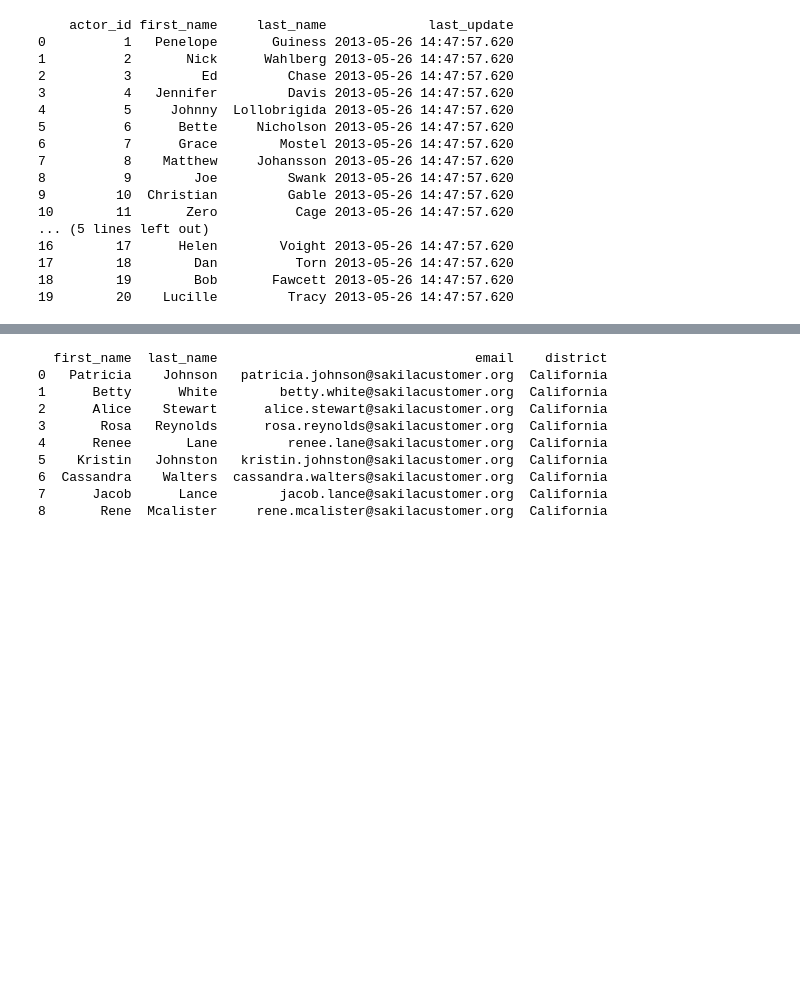
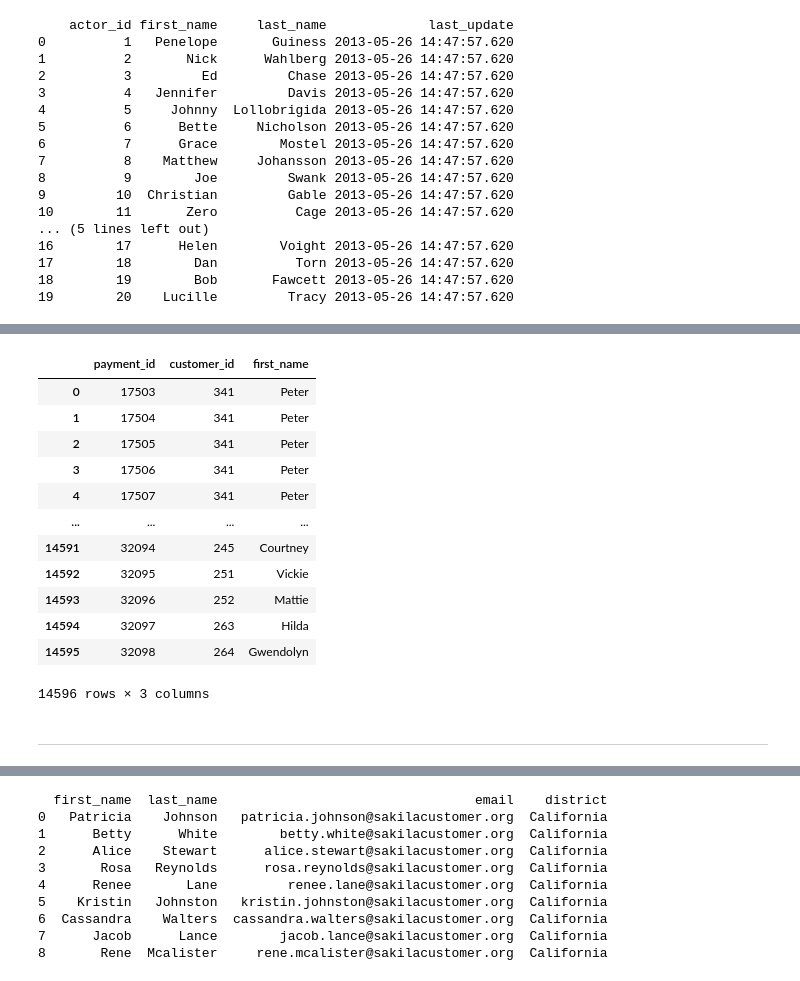
Before and after one commit to roblivesinottawa/social_and_film_database_postgresql, a Jupyter notebook: postgres_workplace/joins.ipynb, the cells around one changed output, grey strips where cells are left out. Cells and saved outputs as stored; diff of their text form; code cells hidden in the pictures; blank space fills up the shorter version.

```diff
--- a/postgres_workplace/joins.ipynb
+++ b/postgres_workplace/joins.ipynb
@@ -42,0 +73,25 @@ print(df)
+# %%
+df_inner_join = pd.read_sql_query("""
+select payment_id, payment.customer_id, first_name
+    from payment
+    inner join customer
+    on payment.customer_id = customer.customer_id;
+"""
+, engine)
+df_inner_join
+# %% [output]
+|  | payment_id | customer_id | first_name |
+| 0 | 17503 | 341 | Peter |
+| 1 | 17504 | 341 | Peter |
+| 2 | 17505 | 341 | Peter |
+| 3 | 17506 | 341 | Peter |
+| 4 | 17507 | 341 | Peter |
+| ... | ... | ... | ... |
+| 14591 | 32094 | 245 | Courtney |
+| 14592 | 32095 | 251 | Vickie |
+| 14593 | 32096 | 252 | Mattie |
+| 14594 | 32097 | 263 | Hilda |
+| 14595 | 32098 | 264 | Gwendolyn |
+14596 rows × 3 columns
+# %% [markdown]
+--------------------------------------------------------------------------------------------------------------------
```
Also changed, not shown: parts of 20 cells of this notebook.
